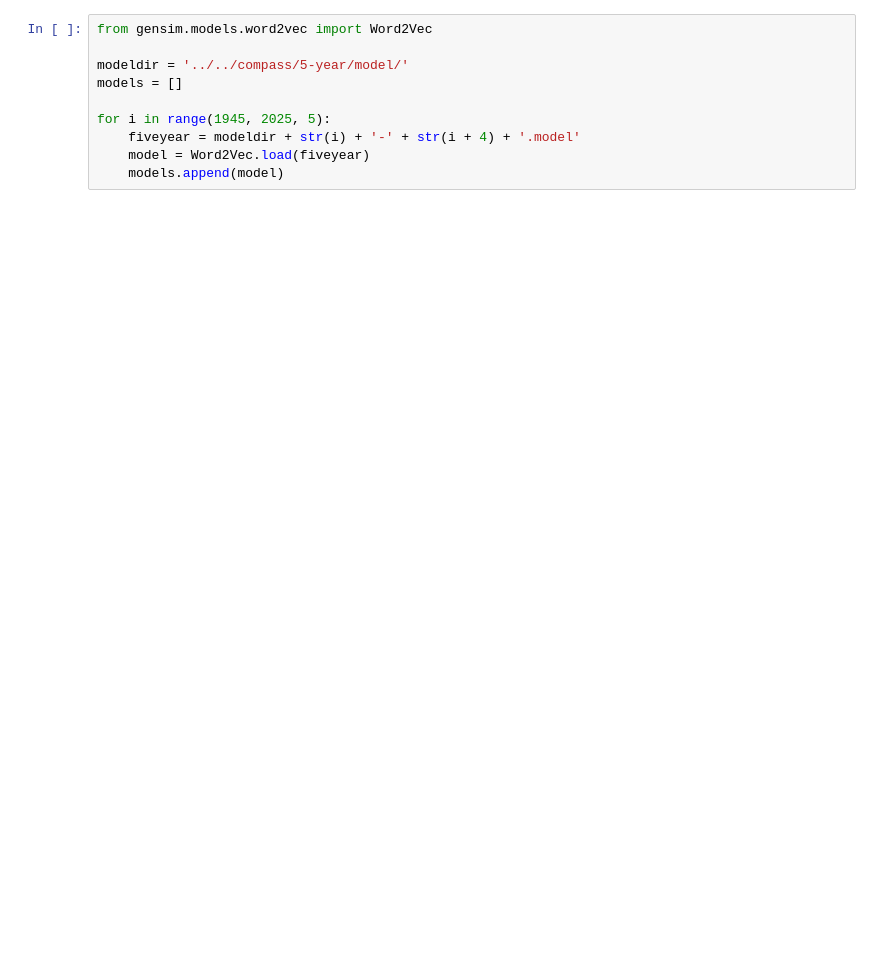
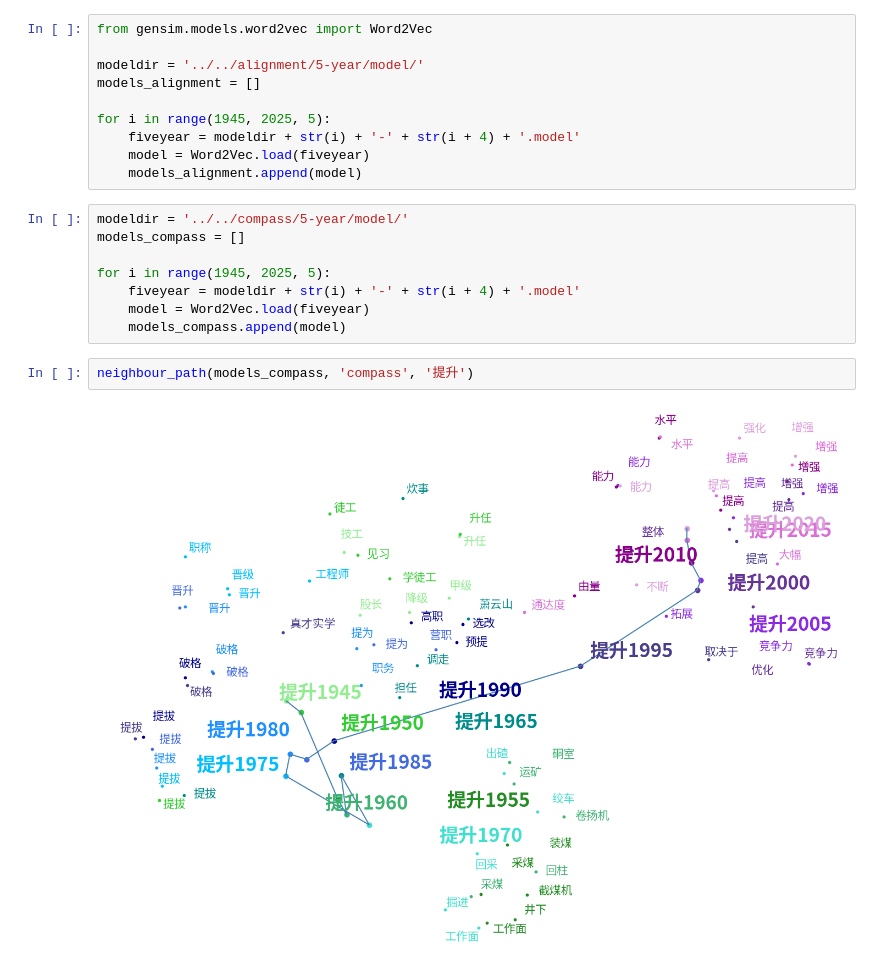
Before and after one commit to RainTreeCrow/Language-Change-CH, a Jupyter notebook: explore/change/change.ipynb, the cells around one changed output. Drawn from its saved outputs; the diff is of its cells as text; blank space fills up the shorter version.

Commit message:
visualize path

```diff
--- a/explore/change/change.ipynb
+++ b/explore/change/change.ipynb
@@ -72,10 +99,22 @@ def neighbour_path(models, word):
 # %%
 from gensim.models.word2vec import Word2Vec
 
-modeldir = '../../compass/5-year/model/'
-models = []
+modeldir = '../../alignment/5-year/model/'
+models_alignment = []
 
 for i in range(1945, 2025, 5):
     fiveyear = modeldir + str(i) + '-' + str(i + 4) + '.model'
     model = Word2Vec.load(fiveyear)
-    models.append(model)
+    models_alignment.append(model)
+# %%
+modeldir = '../../compass/5-year/model/'
+models_compass = []
+
+for i in range(1945, 2025, 5):
+    fiveyear = modeldir + str(i) + '-' + str(i + 4) + '.model'
+    model = Word2Vec.load(fiveyear)
+    models_compass.append(model)
+# %%
+neighbour_path(models_compass, 'compass', '提升')
+# %% [output]
+[figure, added]
```
Also changed, not shown: parts of 1 cell of this notebook, 17 other files.
